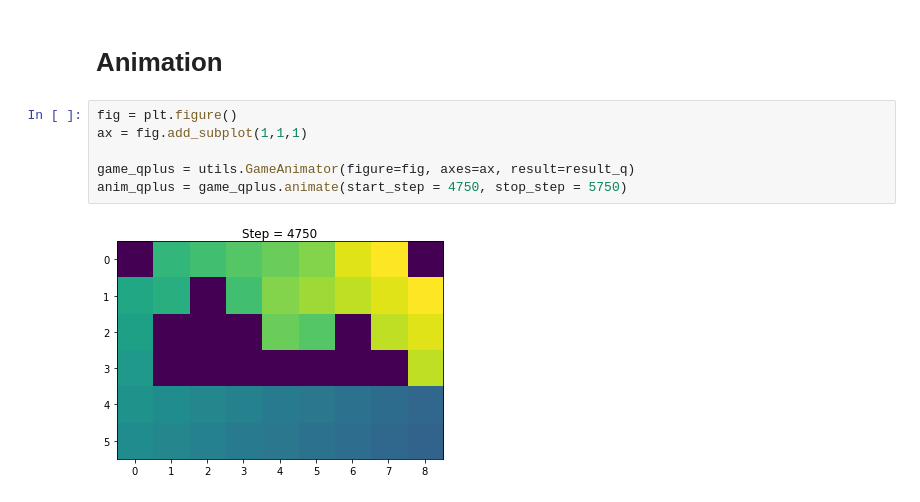
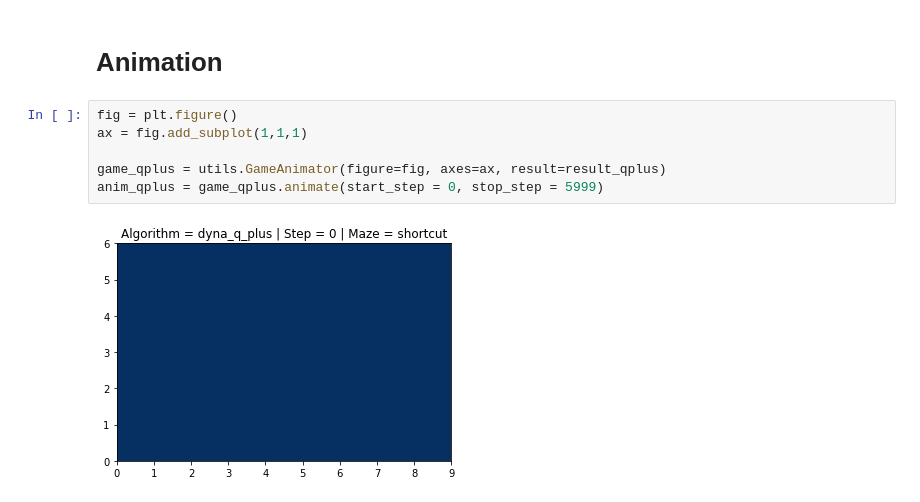
Before and after one commit to rllabmcgill/planning-temporal-abstraction-dynaqties, a Jupyter notebook: animation_test.ipynb, the cells around one changed output. Drawn from its saved outputs; the diff is of its cells as text.

```diff
--- a/animation_test.ipynb
+++ b/animation_test.ipynb
@@ -83,11 +83,11 @@ plt.legend()
 # %%
 fig = plt.figure()
 ax = fig.add_subplot(1,1,1)
 
-game_qplus = utils.GameAnimator(figure=fig, axes=ax, result=result_q)
-anim_qplus = game_qplus.animate(start_step = 4750, stop_step = 5750)
+game_qplus = utils.GameAnimator(figure=fig, axes=ax, result=result_qplus)
+anim_qplus = game_qplus.animate(start_step = 0, stop_step = 5999)
 # %% [output]
-[figure, old version]
+[figure, new version]
 # %%
 HTML(anim_qplus.to_html5_video())
 # %% [output]
```
Also changed, not shown: parts of 2 cells of this notebook, 2 other files.
